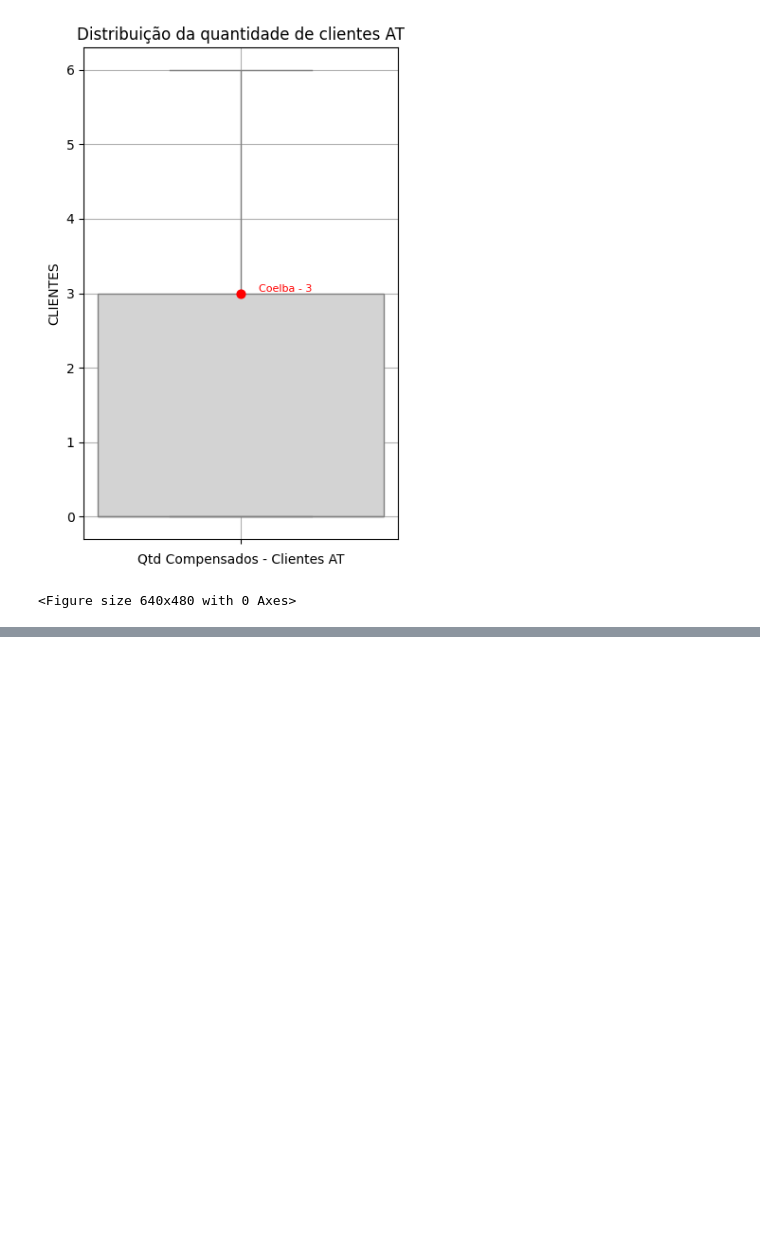
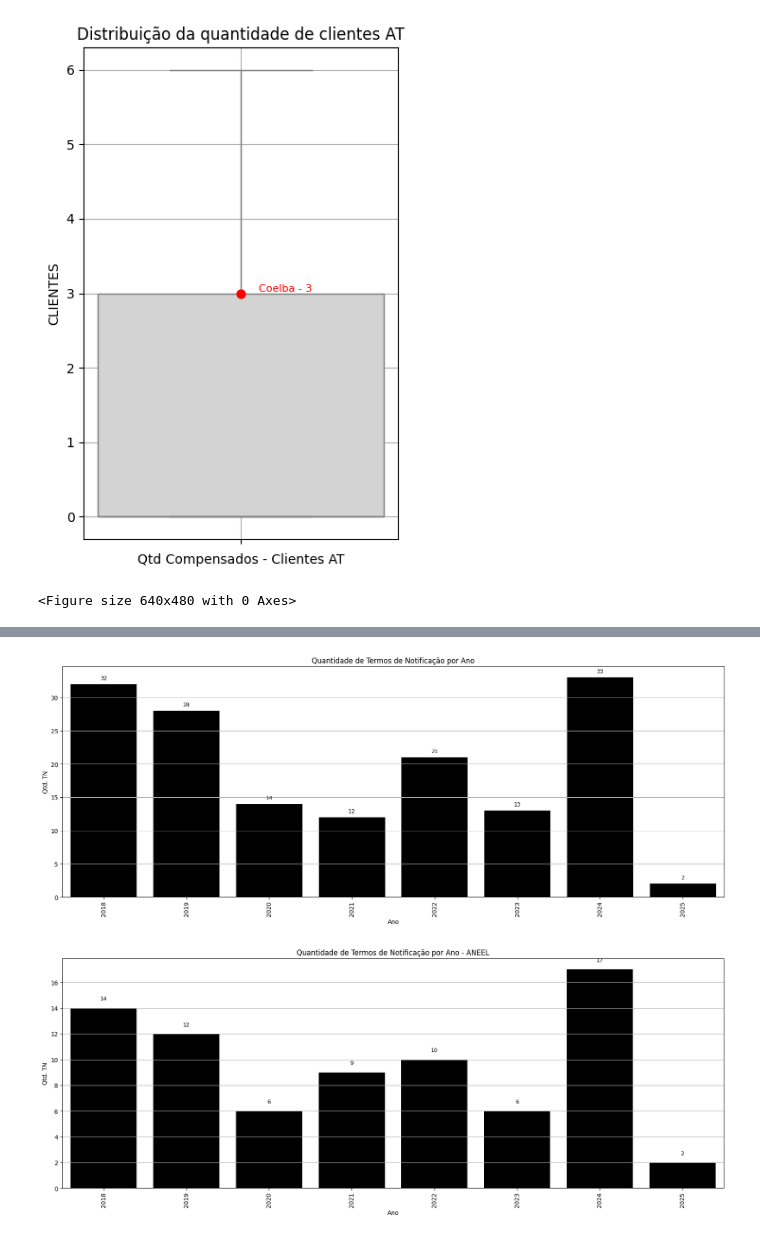
Before and after one commit to isabellacalfa/analise-distribuidoras-energia, a Jupyter notebook: notebook-analises.ipynb, the cells around one changed output, grey strips where cells are left out. Cells and saved outputs as stored; diff of their text form; code cells hidden in the pictures; blank space fills up the shorter version.

Commit message:
update: análises de DRP e DRC

```diff
--- a/notebook-analises.ipynb
+++ b/notebook-analises.ipynb
@@ -925,0 +997,4 @@ dfGraph[dfGraph['NUC_CATEGORIA'] == 'Grande'].assign(
+# %%
+# Geração do dataframe:
+dfAI = coletar_dados_csv('https://dadosabertos.aneel.gov.br/dataset/4d690c9d-8158-4b04-ae44-7d3de8616271/resource/f221158a-93a3-423f-b794-4312b6985a24/download/auto-infracao.csv')
+dfAI.head()
@@ -925,0 +1123,16 @@ dfGraph[dfGraph['NUC_CATEGORIA'] == 'Grande'].assign(
+# %%
+# ! Inclusão de novos campos para as análises futuras:
+## Inclusão da agência de fiscalização - tipo:
+dfFisc['TIPO_AGENCIA'] = np.nan
+dfFisc['TIPO_AGENCIA'] = np.where(dfFisc['SIGAGENTEFISCALIZADOR'] == 'ANEEL', 'NACIONAL', 'ESTADUAL')
+
+## Inclusão do tipo de fiscalização:
+dfFisc['TIPO_FISCALIZACAO'] = 'OUTROS'
+dfFisc['TIPO_FISCALIZACAO'] = np.where(dfFisc['NOMNATUREZAFISCALIZACAO'] == 'Comercial', 'COMERCIAL', dfFisc['TIPO_FISCALIZACAO'])
+dfFisc['TIPO_FISCALIZACAO'] = np.where(dfFisc['NOMNATUREZAFISCALIZACAO'] == 'Técnica', 'CONTINUIDADE', dfFisc['TIPO_FISCALIZACAO'])
+dfFisc['TIPO_FISCALIZACAO'] = np.where(dfFisc['NOMNATUREZAFISCALIZACAO'] == 'Indicadores de Continuidade', 'CONTINUIDADE', dfFisc['TIPO_FISCALIZACAO'])
+dfFisc['TIPO_FISCALIZACAO'] = np.where(dfFisc['NOMNATUREZAFISCALIZACAO'] == 'Indicadores de reclamações - DER e FER', 'RECLAMACAO', dfFisc['TIPO_FISCALIZACAO'])
+dfFisc['TIPO_FISCALIZACAO'] = np.where(dfFisc['NOMNATUREZAFISCALIZACAO'] == 'Teleatendimento', 'ATENDIMENTO', dfFisc['TIPO_FISCALIZACAO'])
+dfFisc['TIPO_FISCALIZACAO'] = np.where(dfFisc['NOMNATUREZAFISCALIZACAO'] == 'Qualidade de Atendimento ao Consumidor', 'ATENDIMENTO', dfFisc['TIPO_FISCALIZACAO'])
+
+dfFisc.head()
@@ -925,0 +1146,36 @@ dfGraph[dfGraph['NUC_CATEGORIA'] == 'Grande'].assign(
+# %%
+# ! Fiscalizações:
+## Montagem do novo dataframe:
+dfGraph = dfFisc[['DATLAVRATURATN','CODFISCALIZACAO']].groupby(by=dfFisc['DATLAVRATURATN'].dt.year)['CODFISCALIZACAO'].count().reset_index()
+
+# Gráfico:
+plt.subplots(figsize=(20,7))
+plt.grid()
+# Ajustes de gráficos
+ax=sns.barplot(x="DATLAVRATURATN", y="CODFISCALIZACAO", data=dfGraph, color="black")
+ax.set(xlabel='Ano', ylabel='Qtd. TN', title='Quantidade de Termos de Notificação por Ano')
+plt.xticks(rotation=90)
+# Plotar rótulos:
+for i, bar in enumerate(ax.patches):
+    valor = bar.get_height()
+    x_pos = bar.get_x() + bar.get_width() / 2
+    y_pos = valor + 0.5  # Ajuste vertical
+    ax.text(x_pos, y_pos, f'{valor:.0f}', ha='center', va='bottom', fontsize=9)
+
+# Gráfico:
+dfGraph = dfFisc[dfFisc['TIPO_AGENCIA'] == 'NACIONAL'][['DATLAVRATURATN','CODFISCALIZACAO']].groupby(by=dfFisc['DATLAVRATURATN'].dt.year)['CODFISCALIZACAO'].count().reset_index()
+plt.subplots(figsize=(20,7))
+plt.grid()
+# Ajustes de gráficos
+ax=sns.barplot(x="DATLAVRATURATN", y="CODFISCALIZACAO", data=dfGraph, color="black")
+ax.set(xlabel='Ano', ylabel='Qtd. TN', title='Quantidade de Termos de Notificação por Ano - ANEEL')
+plt.xticks(rotation=90)
+# Plotar rótulos:
+for i, bar in enumerate(ax.patches):
+    valor = bar.get_height()
+    x_pos = bar.get_x() + bar.get_width() / 2
+    y_pos = valor + 0.5  # Ajuste vertical
+    ax.text(x_pos, y_pos, f'{valor:.0f}', ha='center', va='bottom', fontsize=9)
+# %% [output]
+[figure, added]
+[figure, added]
```
Also changed, not shown: parts of 36 cells of this notebook, 8 other files.
